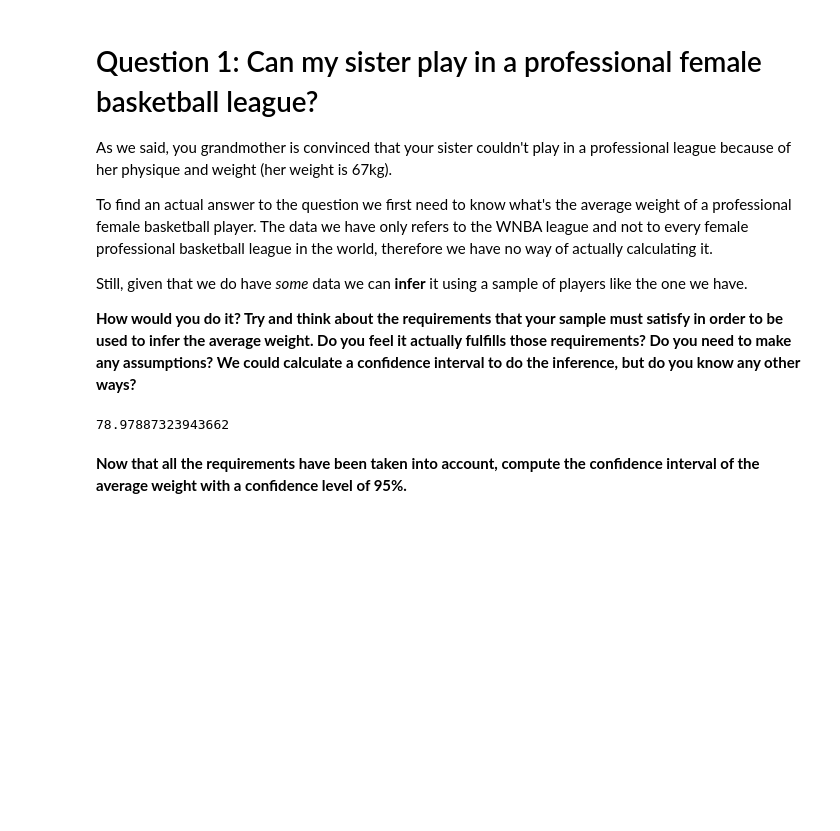
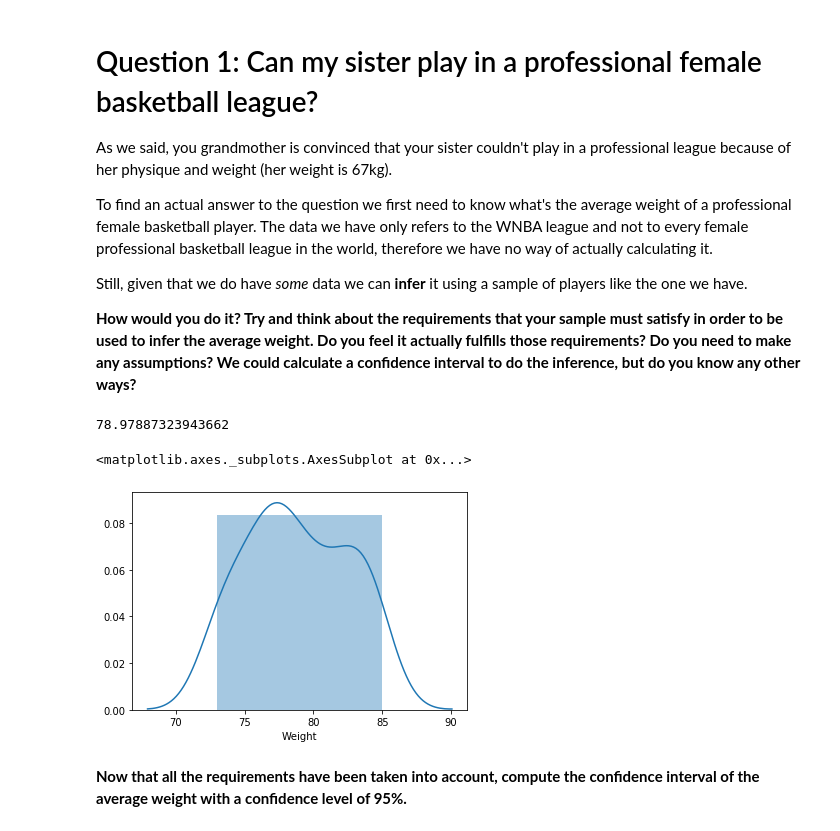
Before and after one commit to rosealcolea/dataV2-labs, a Jupyter notebook: module-2/M2-mini-project2/your-code/3.-Inferential-Analysis.ipynb, the cells around one changed output. Saved outputs shown, nothing was run; the diff lists cells and outputs as text; code cells hidden in the pictures; blank space fills up the shorter version.

```diff
--- a/module-2/M2-mini-project2/your-code/3.-Inferential-Analysis.ipynb
+++ b/module-2/M2-mini-project2/your-code/3.-Inferential-Analysis.ipynb
@@ -45,6 +70,13 @@ Still, given that we do have *some* data we can **infer** it using a sample of p
 wnba['Weight'].mean()
 # %% [output]
 78.97887323943662
+# %%
+w = wnba[(wnba['Weight']>wnba['Weight'].quantile(.25))&(wnba['Weight']<wnba['Weight'].quantile(.75))]
+#w['Weight'].hist(bins=13)
+sns.distplot((w['Weight']), bins=1)
+# %% [output]
+<matplotlib.axes._subplots.AxesSubplot at 0x...>
+[figure, added]
 # %% [markdown]
 **Now that all the requirements have been taken into account, compute the confidence interval of the average weight with a confidence level of 95%.**
 # %%
```
Also changed, not shown: parts of 9 cells of this notebook.
